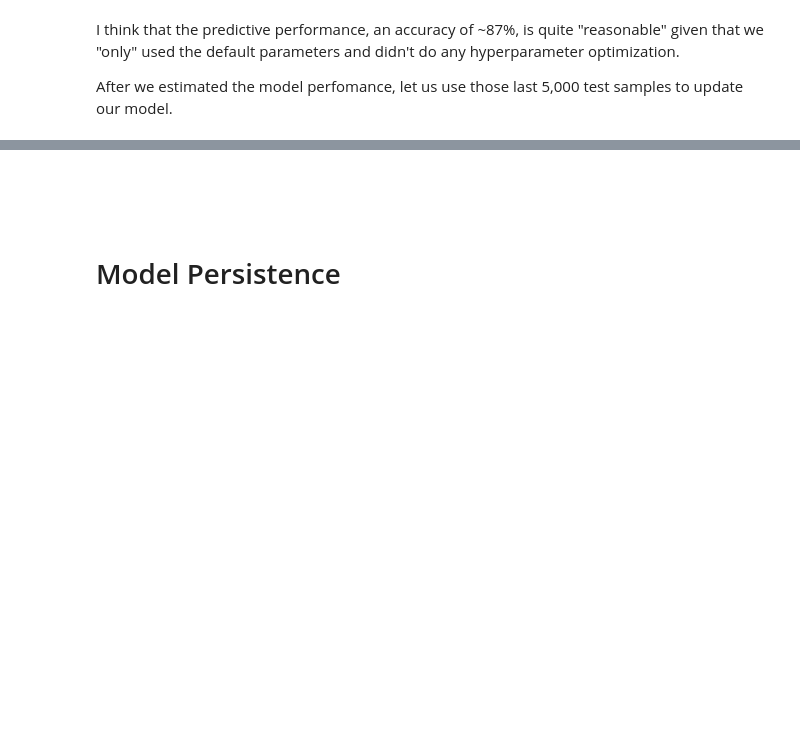
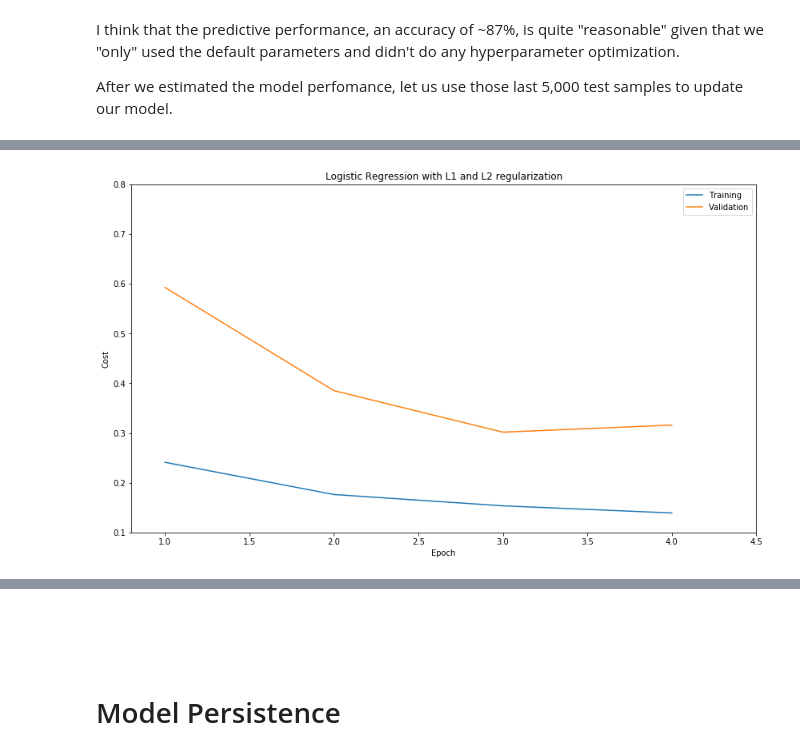
Before and after one commit to bsharma2/mlp-sentiment-analysis, a Jupyter notebook: NeuralNetworksSemana3.ipynb, the cells around one changed output, grey strips where cells are left out. Saved outputs shown, nothing was run; the diff lists cells and outputs as text; code cells hidden in the pictures; blank space fills up the shorter version.

```diff
--- a/NeuralNetworksSemana3.ipynb
+++ b/NeuralNetworksSemana3.ipynb
@@ -568,0 +884,11 @@ After we estimated the model perfomance, let us use those last 5,000 test sample
+# %%
+ep = np.arange(1, it + 1, 1)
+
+fig, ax = plt.subplots(figsize=(14, 8))
+l1 , l2   = ax.plot(ep, train_epoch, ep, valid_epoch)
+ax.set(xlabel='Epoch', ylabel='Cost', title='Logistic Regression with L1 and L2 regularization')
+ax.axis([0.8, 4 + 0.5, 0.1, 0.8])
+plt.legend([l1, l2],["Training","Validation"])
+plt.show()
+# %% [output]
+[figure, added]
```
Also changed, not shown: parts of 32 cells of this notebook, 2 other files.
